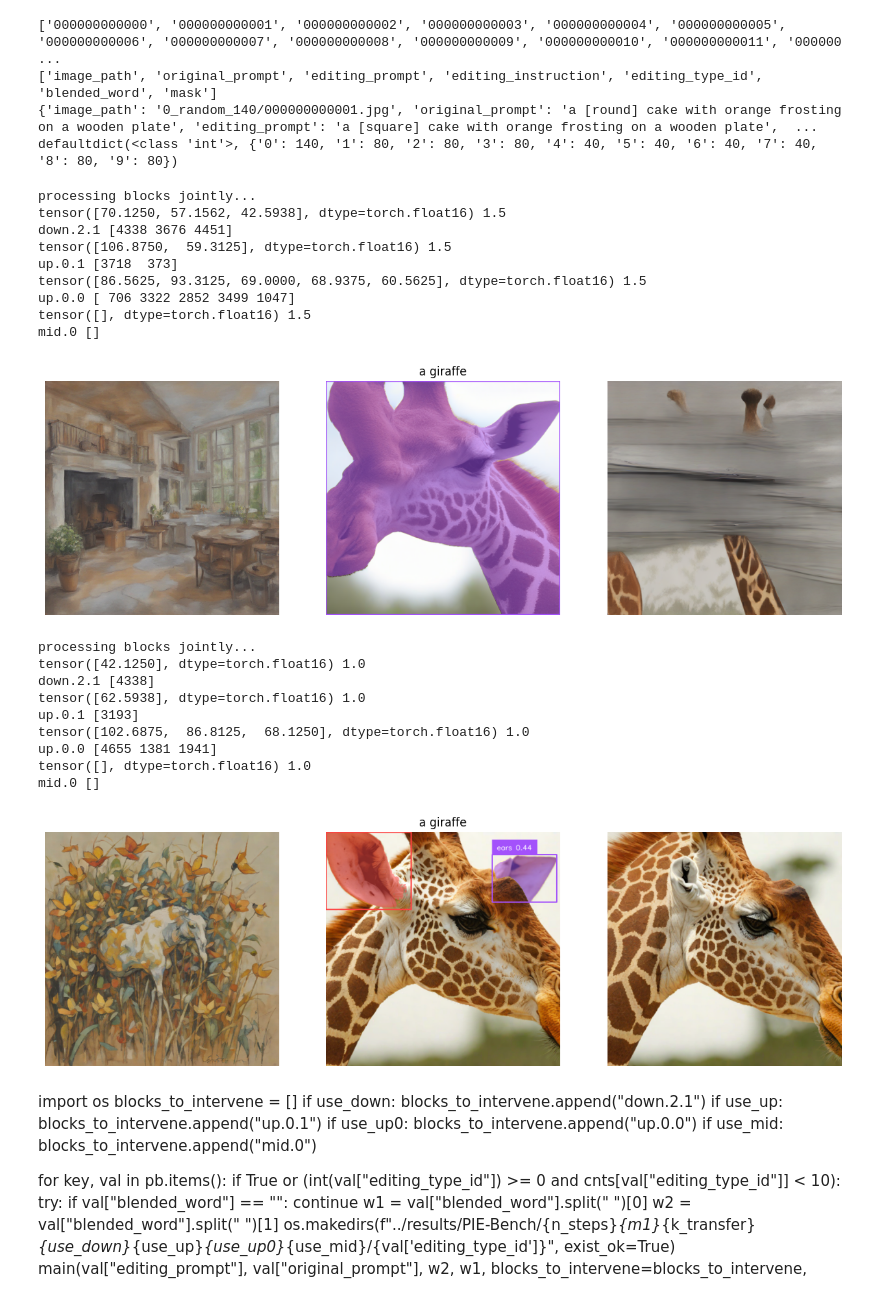
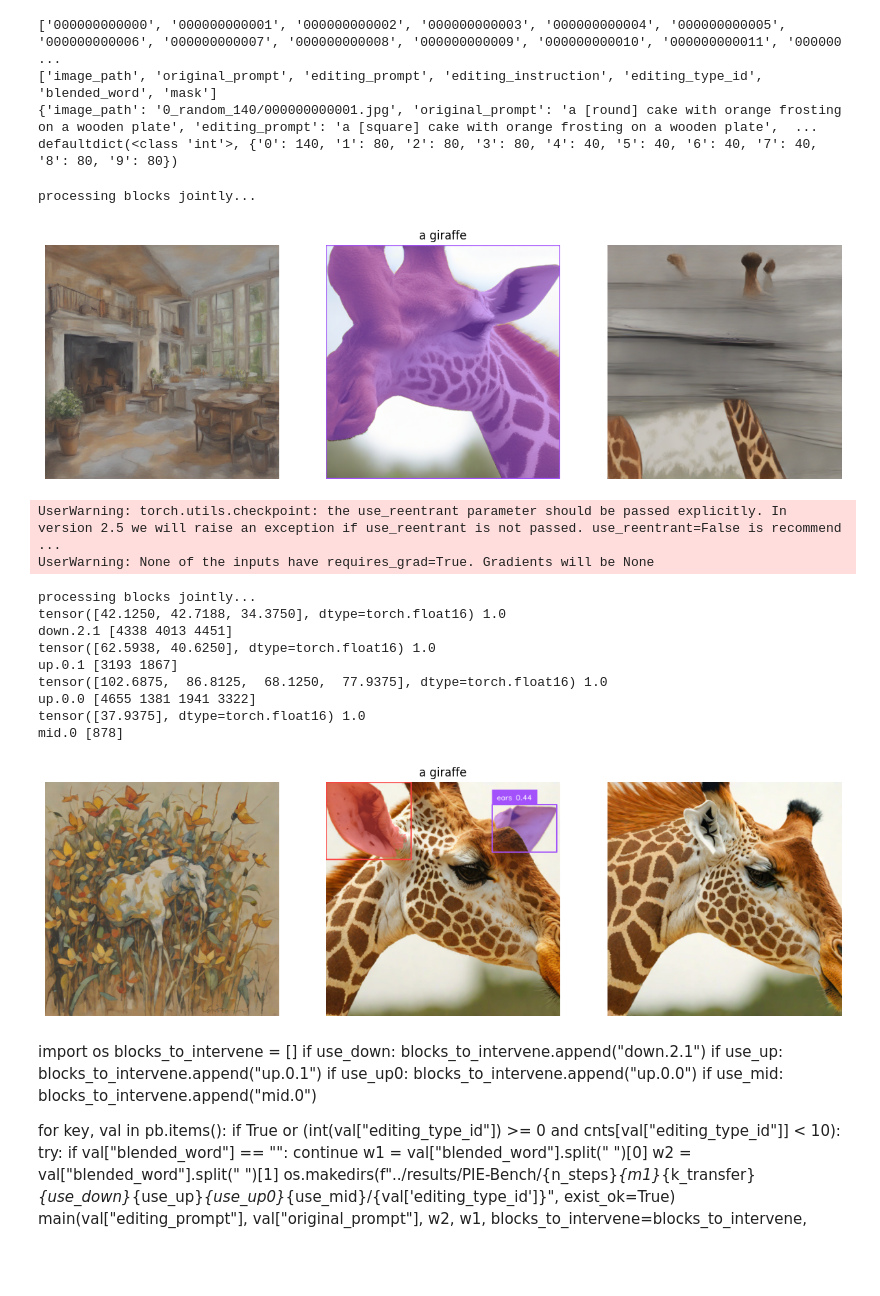
Before and after one commit to wendlerc/sdxl-unbox, a Jupyter notebook: notebooks/gsam_meets_latent_clip.ipynb, the cells around one changed output. Saved outputs shown, nothing was run; the diff lists cells and outputs as text; code cells hidden in the pictures; blank space fills up the shorter version.

```diff
--- a/notebooks/gsam_meets_latent_clip.ipynb
+++ b/notebooks/gsam_meets_latent_clip.ipynb
@@ -269,6 +269,7 @@ UserWarning: torch.meshgrid: in an upcoming release, it will be required to pass
 final text_encoder_type: bert-base-uncased
 # %%
 from functools import partial
+import json
 # --- Main experiment ---
 def add_featuremaps(sae, to_source_features, to_target_features, m1, fmaps, target_mask, module, input, output):
         diff = output[0] - input[0]
@@ -384,13 +385,16 @@ def main(prompt1, prompt2, gsam_prompt1, gsam_prompt2, pipe=pipe, k=10,
             stat1_val = source_feats.max(dim=0)[0].max(dim=0)[0][to_source_features]
             stat2_val = target_feats.max(dim=0)[0].max(dim=0)[0][to_target_features]
         elif stat == "mean":
-            logger.debug(f"source_feats shape: {source_feats.shape}")
-            stat1_val = source_feats[source_feats[:, :] > 1e-3].mean(dim=0)[to_source_features]
-            stat2_val = target_feats[target_feats[:, :] > 1e-3].mean(dim=0)[to_target_features]
-            #for fidx in to_source_features:
-            #    coefs = source_feats[0][..., fidx]
-            #    mymeans.append(coefs[coefs > 1e-3].mean())
-            #stat1_val = torch.tensor(mymeans, device=torch.device("cuda"))
+            mymeans1 = []
+            for fidx in to_source_features:
+                coefs = source_feats[..., fidx]
+                mymeans1.append(coefs[coefs > 1e-3].mean())
+            stat1_val = torch.tensor(mymeans1, device=torch.device("cuda"))
+            mymeans2 = []
+            for fidx in to_target_features:
+                coefs = target_feats[..., fidx]
+                mymeans2.append(coefs[coefs > 1e-3].mean())
+            stat2_val = torch.tensor(mymeans2, device=torch.device("cuda"))
         elif stat == "quantile":
             logger.debug(f"source_feats shape: {source_feats.shape}")
             dtype = source_feats.dtype
@@ -422,9 +426,7 @@ def main(prompt1, prompt2, gsam_prompt1, gsam_prompt2, pipe=pipe, k=10,
             interventions[block] = f
         elif mode == "sae_ablation":
             fmaps = torch.zeros((1, 16, 16, len(to_target_features)), device=device)
-            print(stat2_val, m1)
             fmaps[:, mask2] += (m1*stat2_val).unsqueeze(0).unsqueeze(0).to(fmaps.device)
-            print(shortcut, to_target_features)
             f = partial(ablation, sae, to_target_features, fmaps)
             interventions[block] = f
         else:
@@ -466,6 +468,16 @@ def main(prompt1, prompt2, gsam_prompt1, gsam_prompt2, pipe=pipe, k=10,
         plt.savefig(result_name + "_summary.png")
         plt.close()
         # save the images
+        with open(result_name + "_feats_and_stats.json", "wb") as f:
+            json.dump({"to_source_features": to_source_features_dict,
+                       "to_target_features": to_target_features_dict,
+                       "m1": m1,
+                       "k_transfer": k_transfer,
+                       "stat": stat,
+                       "mode": mode,
+                       "combine_blocks": combine_blocks,
+                       "blocks_to_intervene": blocks_to_intervene,
+                       }, f)
         img1.save(result_name + f"_{gsam_prompt2}_img1.png")
         img2.save(result_name + f"_{gsam_prompt1}_img2.png")
         result.save(result_name + ".png")
@@ -497,36 +509,30 @@ main("", "a giraffe", "#everything", "giraffe",
     blocks_to_intervene=["down.2.1", "up.0.1", "up.0.0", "mid.0"],
     n_steps=1, m1=1.5, k_transfer=10, stat="quantile", k=10, mode="sae_ablation",
     combine_blocks=True,
-    result_name=None,)
+    result_name=None, verbose=False)
 # %% [output]
 processing blocks jointly...
-tensor([70.1250, 57.1562, 42.5938], dtype=torch.float16) 1.5
-down.2.1 [4338 3676 4451]
-tensor([106.8750,  59.3125], dtype=torch.float16) 1.5
-up.0.1 [3718  373]
-tensor([86.5625, 93.3125, 69.0000, 68.9375, 60.5625], dtype=torch.float16) 1.5
-up.0.0 [ 706 3322 2852 3499 1047]
-tensor([], dtype=torch.float16) 1.5
-mid.0 []
 [figure]
 # %%
 # example for ablation
 main("", "a giraffe", "#everything", "ears",
     blocks_to_intervene=["down.2.1", "up.0.1", "up.0.0", "mid.0"],
-    n_steps=4, m1=1.00, k_transfer=5, stat="quantile", k=10, mode="sae_ablation",
+    n_steps=4, m1=1.00, k_transfer=10, stat="quantile", k=10, mode="sae_ablation",
     combine_blocks=True,
     result_name=None,)
 # %% [output]
-processing blocks jointly...
-tensor([42.1250], dtype=torch.float16) 1.0
-down.2.1 [4338]
-tensor([62.5938], dtype=torch.float16) 1.0
-up.0.1 [3193]
-tensor([102.6875,  86.8125,  68.1250], dtype=torch.float16) 1.0
-up.0.0 [4655 1381 1941]
-tensor([], dtype=torch.float16) 1.0
-mid.0 []
+UserWarning: torch.utils.checkpoint: the use_reentrant parameter should be passed explicitly. In version 2.5 we will raise an exception if use_reentrant is not passed. use_reentrant=False is recommend ...
+UserWarning: None of the inputs have requires_grad=True. Gradients will be None
+processing blocks jointly...
+tensor([42.1250, 42.7188, 34.3750], dtype=torch.float16) 1.0
+down.2.1 [4338 4013 4451]
+tensor([62.5938, 40.6250], dtype=torch.float16) 1.0
+up.0.1 [3193 1867]
+tensor([102.6875,  86.8125,  68.1250,  77.9375], dtype=torch.float16) 1.0
+up.0.0 [4655 1381 1941 3322]
+tensor([37.9375], dtype=torch.float16) 1.0
+mid.0 [878]
-[figure, old version]
+[figure, new version]
 # %%
 main("a giraffe", "2 people", "giraffe", "person",
                     blocks_to_intervene=["down.2.1"],
```
